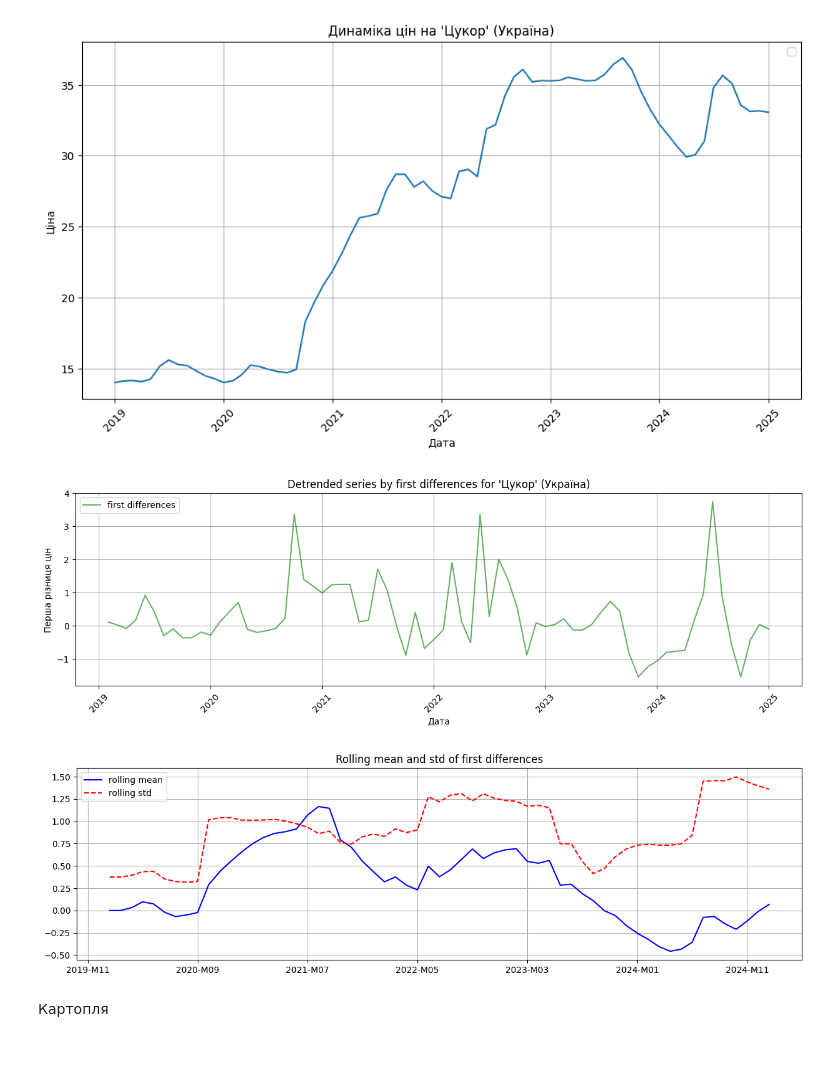
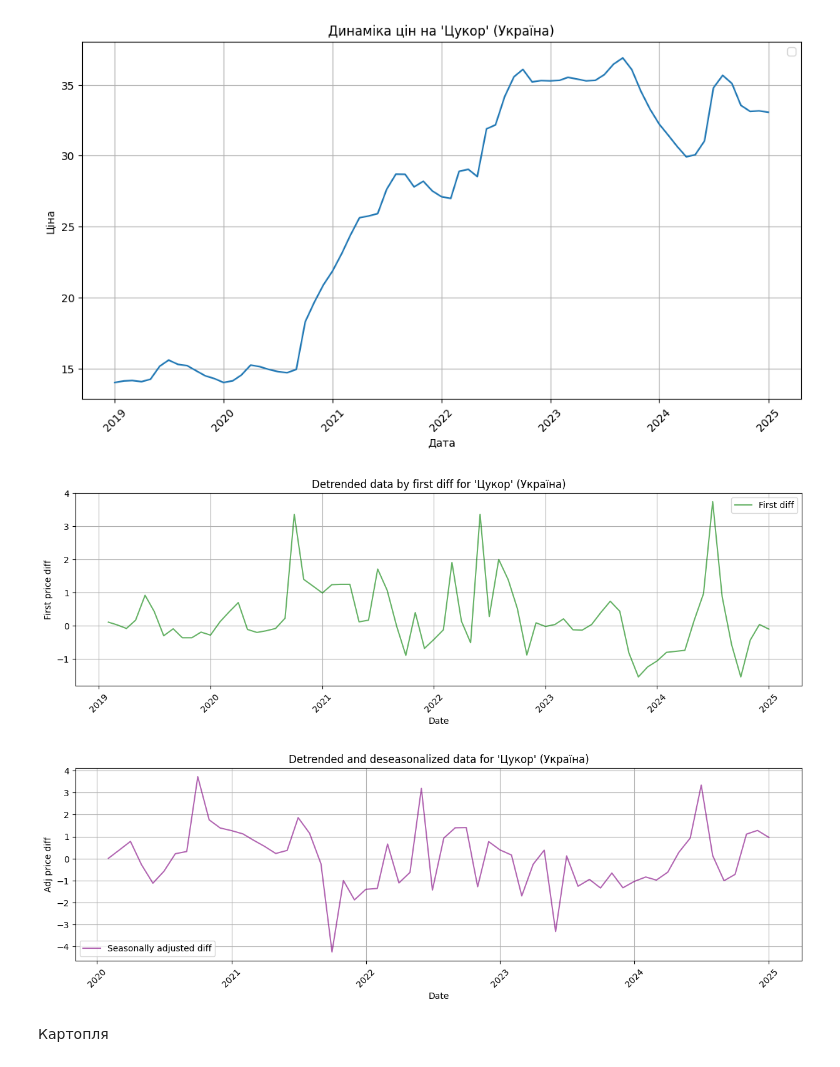
Before and after one commit to darynka-h/good_basket_research, a Jupyter notebook: data_analysis.ipynb, the cells around one changed output. Saved outputs shown, nothing was run; the diff lists cells and outputs as text; code cells hidden in the pictures.

```diff
--- a/data_analysis.ipynb
+++ b/data_analysis.ipynb
@@ -31,6 +31,3 @@ df_from_2019 = df.drop(columns=columns_to_drop)
 # df_from_2019.to_csv('data_from_2019.csv', index=False)
 # %% [markdown]
 form dataset only from average prices
-# %%
-df_from_2019 = df_from_2019[df_from_2019["Показник"] == "Середні споживчі ціни на товари (послуги)"]
-# df_from_2019.to_csv('average_prices_from_2019.csv', index=False)
@@ -55,28 +33,0 @@ form dataset only from products for goods basket (from 2019)
-# %%
-bread = ["Хліб пшеничний з борошна вищого ґатунку", "Хліб пшеничний з борошна першого ґатунку", "Хліб житній, житньо-пшеничний", "Батон"]
-cereals = ["Рис", "Крупи манні", "Крупи гречані", "Крупи ячні", "Пшоно"]
-# "Крупи пшеничні" - дропнула бо багато missing values
-meat = ["Яловичина", "Свинина", "Птиця (тушки курячі)", "Філе куряче"]
-pasta = ["Макаронні вироби з м’яких сортів пшениці"]
-kybasa = ["Ковбаси варені першого ґатунку", "Сало"]
-fish = ["Риба морожена"]
-milk = ["Молоко пастеризоване жирністю до 2,6% включно"]
-# ??? куди діти сметану "Сметана жирністю до 15% включно"
-dairy = ["Сметана жирністю до 15% включно", "Масло вершкове"]
-cheese = ["Сири м’які жирні"]
-eggs = ["Яйця"]
-sun_oli = ["Олія соняшникова"]
-fruits = ["Яблука"]
-vege = ["Капуста білокачанна", "Цибуля ріпчаста", "Буряк", "Морква"]
-potato = ["Картопля"]
-sugar = ["Цукор"]
-# Молочні суміші для дитячого харчування (треба ?? думаю ні)
-
-all_lists = [bread, cereals, meat, pasta, kybasa, fish, milk, dairy, cheese,
-             eggs, sun_oli, fruits, vege, potato, sugar]
-
-all_products = sum(all_lists, [])
-
-avg_prices = df_from_2019[df_from_2019["Тип товарів і послуг"].isin(all_products)]
-
-# avg_prices.to_csv('average_basket_prices.csv', index=False)
@@ -215,10 +184,10 @@ price_ploting(avg_prices, product_name, region)
 # %% [output]
 [figure]
 # %%
-detrended_sugar = plotting_moving_average(avg_prices, 12, product_name, region)
+detrended_deseas_sugar = detrend_and_deseasonalize(avg_prices,product_name, region, 12)
 # %% [output]
-[figure, old version]
+[figure, new version]
-[figure, old version]
+[figure, new version]
 # %% [markdown]
 Картопля
 # %%
```
Also changed, not shown: parts of 24 cells of this notebook, 2 other files.
